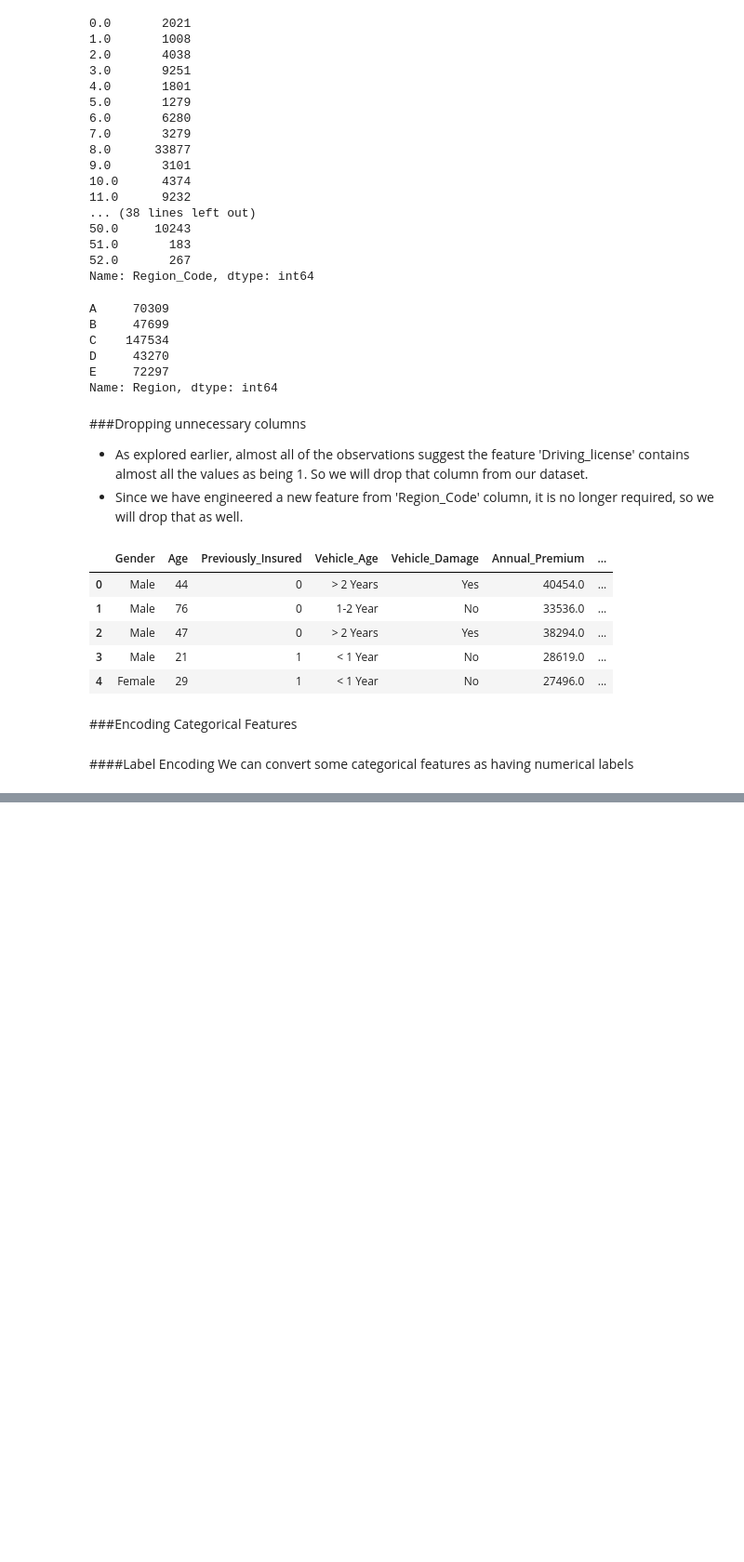
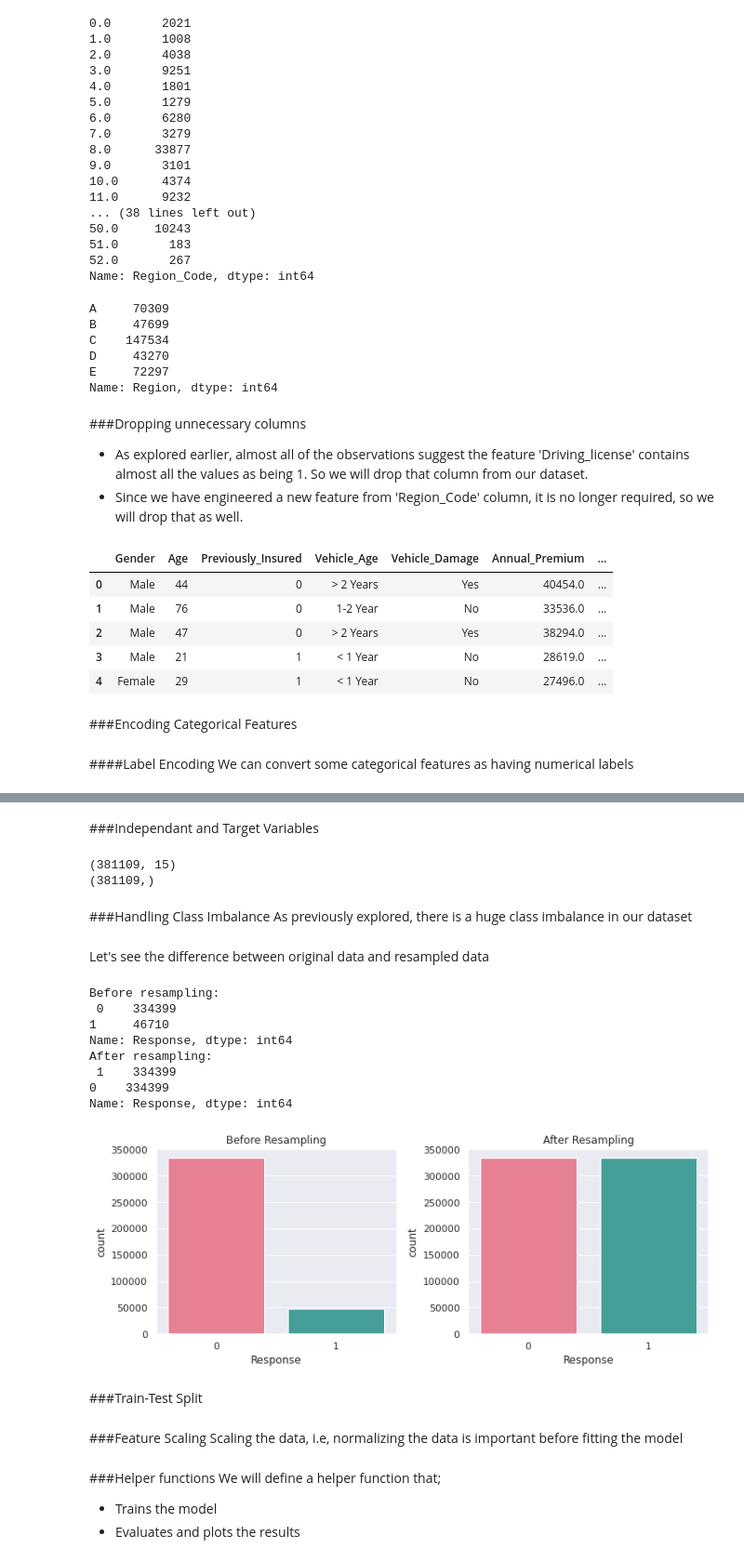
Before and after one commit to shadabsgit/ML-Classification-Capstone-Project, a Jupyter notebook: HEALTH_INSURANCE_CROSS_SELL_PREDICTION.ipynb, the cells around one changed output, grey strips where cells are left out. Shown at 93% size. Cells and saved outputs as stored; diff of their text form; code cells hidden in the pictures; blank space fills up the shorter version.

```diff
--- a/HEALTH_INSURANCE_CROSS_SELL_PREDICTION.ipynb
+++ b/HEALTH_INSURANCE_CROSS_SELL_PREDICTION.ipynb
@@ -465,0 +443,53 @@ calc_vif(data[independent_variables])
+# %% [markdown]
+###Independant and Target Variables
+# %%
+#X represents a dataframe with all independant features
+X = data.drop(['Response'], axis=1)
+
+#Checking the shape
+print(X.shape)
+
+# y represents the target variable
+y = data['Response']
+
+#Checking the shape
+print(y.shape)
+# %% [output]
+(381109, 15)
+(381109,)
+# %% [markdown]
+###Handling Class Imbalance
+As previously explored, there is a huge class imbalance in our dataset
+# %%
+from imblearn.over_sampling import SMOTE
+#Defining the resampling technique
+smote = SMOTE()
+
+# fit predictor and target variable
+X_smote, y_smote = smote.fit_resample(X, y)
+# %% [markdown]
+Let's see the difference between original data and resampled data
+# %%
+#Classes in the predictor variable before resampling
+print('Before resampling: ','\n', y.value_counts())
+
+#Classes in the predictor variable after resampling
+print('After resampling: ','\n', y_smote.value_counts())
+
+#Let's visualise the difference
+fig, ax = plt.subplots(1,2, figsize=(10,4))
+sns.countplot(y,palette='husl', ax=ax[0]).set_title('Before Resampling')
+sns.countplot(y_smote,palette='husl', ax=ax[1]).set_title('After Resampling')
+plt.tight_layout();
+# %% [output]
+Before resampling:
+ 0    334399
+1     46710
+Name: Response, dtype: int64
+After resampling:
+ 1    334399
+0    334399
+Name: Response, dtype: int64
+[figure, added]
+# %% [markdown]
+###Train-Test Split
@@ -465,0 +501,3 @@ calc_vif(data[independent_variables])
+# %% [markdown]
+###Feature Scaling
+Scaling the data, i.e, normalizing the data is important before fitting the model
@@ -465,0 +511,5 @@ calc_vif(data[independent_variables])
+# %% [markdown]
+###Helper functions
+We will define a helper function that;
+* Trains the model
+* Evaluates and plots the results
```
Also changed, not shown: parts of 15 cells of this notebook.
